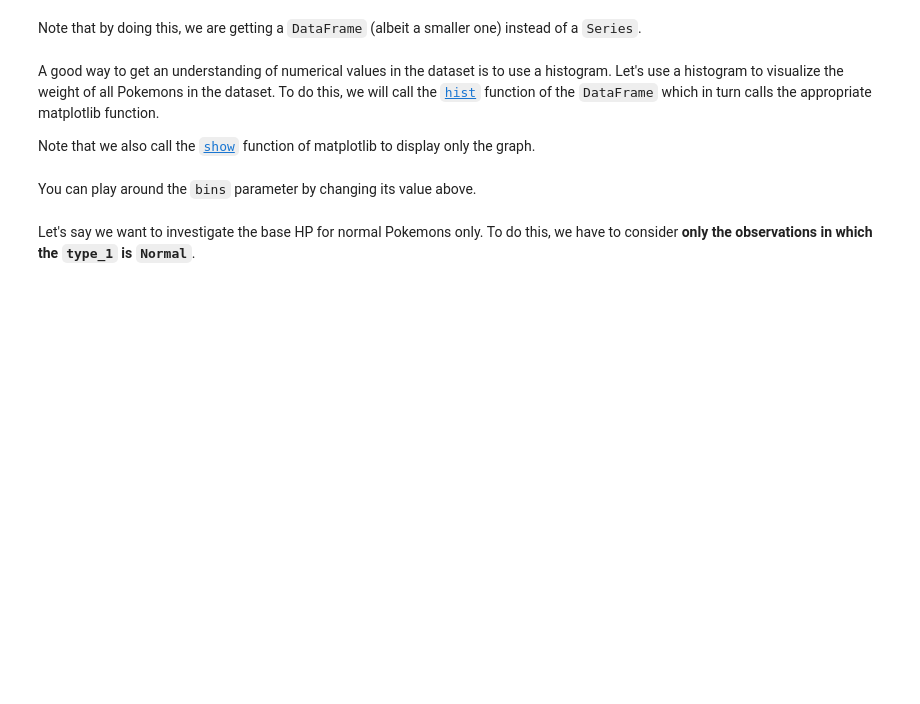
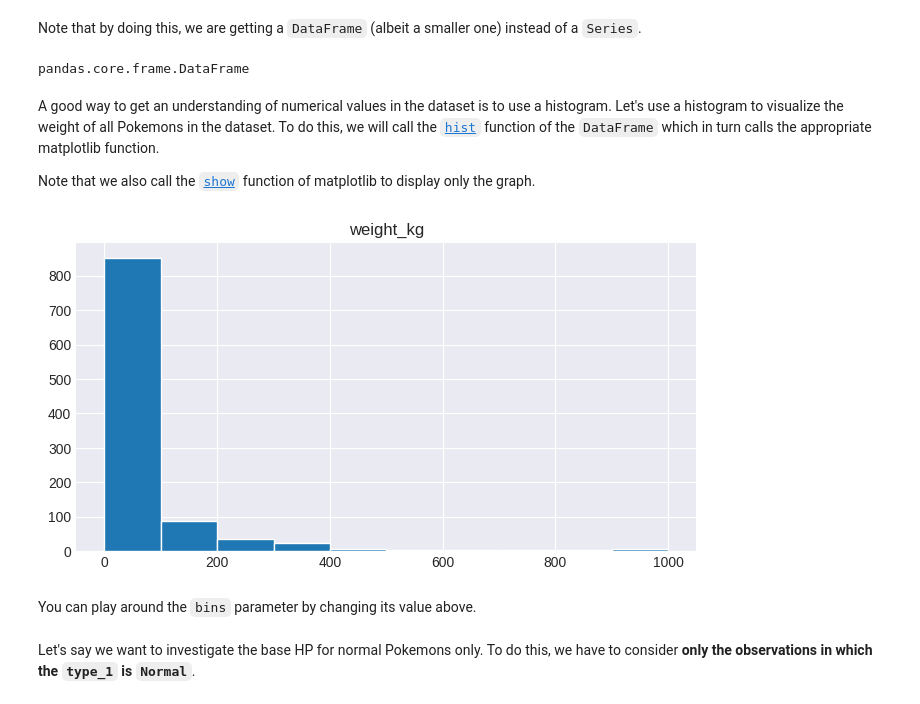
Before and after one commit to CyAdrienneRamos/DATA100-NB4, a Jupyter notebook: 4_Exploring_Pokemon_Data.ipynb, the cells around one changed output. Cells and saved outputs as stored; diff of their text form; code cells hidden in the pictures; blank space fills up the shorter version.

```diff
--- a/4_Exploring_Pokemon_Data.ipynb
+++ b/4_Exploring_Pokemon_Data.ipynb
@@ -98,4 +102,4 @@ If you view the `.csv` file in Excel, you can see that our dataset contains many
 # %% [markdown]
 Our first step is to load the dataset using `pandas`. This will load the dataset into a pandas `DataFrame`. To load the dataset, we use the [`read_csv`](https://pandas.pydata.org/pandas-docs/stable/reference/api/pandas.read_csv.html) function. Note that you may need to change the path depending on the location of the file in your machine.
 # %%
-pokemon_df = pd.read_csv('pokemon.csv')
+pokemon_df = pd.read_csv('/content/DATA100-NB4/pokemon.csv')
@@ -190,13 +311,17 @@ pokemon_df[["type_1", "hp"]]
 Note that by doing this, we are getting a `DataFrame` (albeit a smaller one) instead of a `Series`.
 # %%
 type(pokemon_df[["type_1", "hp"]])
+# %% [output]
+pandas.core.frame.DataFrame
 # %% [markdown]
 A good way to get an understanding of numerical values in the dataset is to use a histogram. Let's use a histogram to visualize the weight of all Pokemons in the dataset. To do this, we will call the [`hist`](https://pandas.pydata.org/pandas-docs/stable/reference/api/pandas.DataFrame.hist.html) function of the `DataFrame` which in turn calls the appropriate matplotlib function.
 
 Note that we also call the [`show`](https://matplotlib.org/api/_as_gen/matplotlib.pyplot.show.html) function of matplotlib to display only the graph.
 # %%
-pokemon_df.hist("weight_kg", bins=30, edgecolor='w', figsize=(8, 4))
+pokemon_df.hist("weight_kg", bins=10, edgecolor='w', figsize=(8, 4))
 plt.show()   # explicit call to show the chart (not needed with the matplotlib inline command)
+# %% [output]
+[figure, added]
 # %% [markdown]
 You can play around the `bins` parameter by changing its value above.
 # %% [markdown]
```
Also changed, not shown: parts of 45 cells of this notebook.
